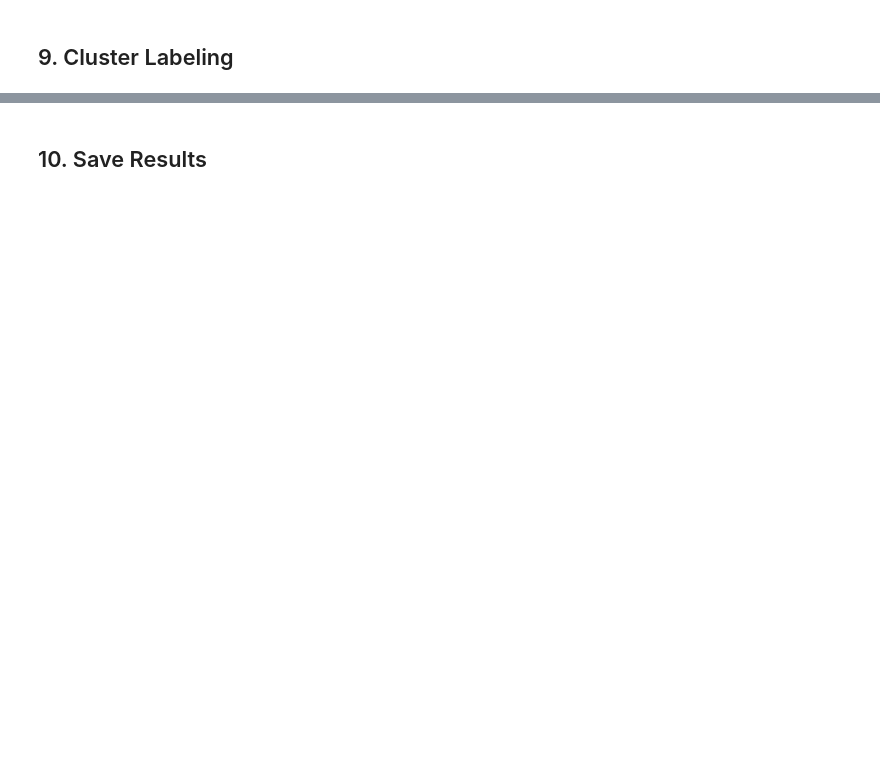
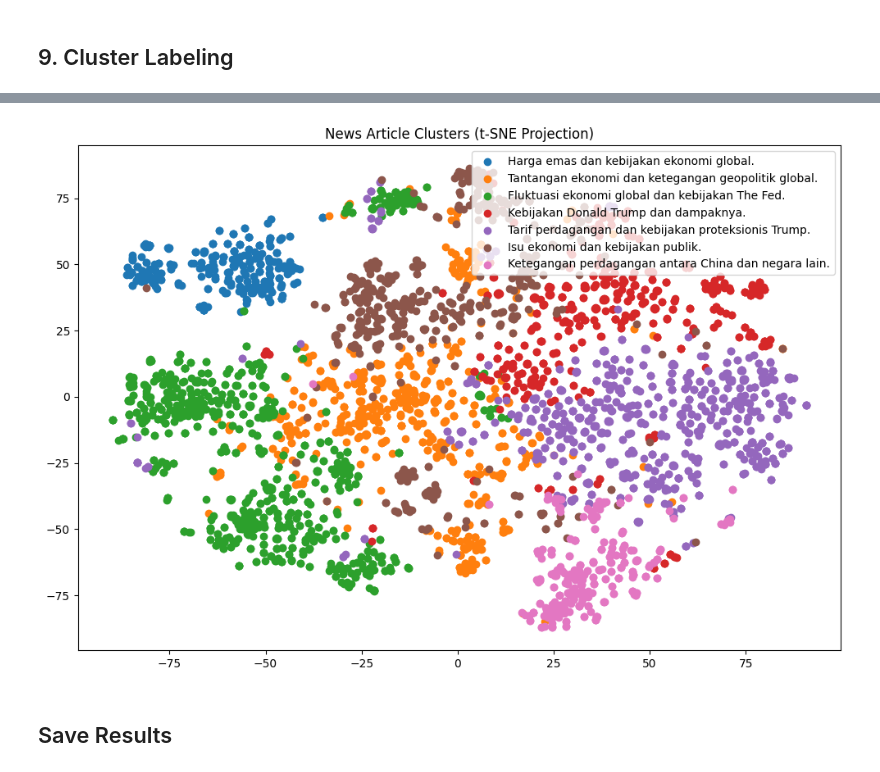
Before and after one commit to prospera-da/news-analysis, a Jupyter notebook: 5. news-topic-clustering.ipynb, the cells around one changed output, grey strips where cells are left out. Cells and saved outputs as stored; diff of their text form; code cells hidden in the pictures; blank space fills up the shorter version.

```diff
--- a/5. news-topic-clustering.ipynb
+++ b/5. news-topic-clustering.ipynb
@@ -263,8 +273,22 @@ Harga Emas Makin Merajalela, Dekati Rekor Tertinggi 3 Bulan
 Prediksi Komoditas 2025: Harga Emas Tembus Rekor, Batu Bara Tekor
 Harganya Rekor 5 Hari Beruntun, Siapa Berani Lawan Keperkasaan Emas?
 ----------------------------------------------------------------------------------------------------
+# %%
+plt.figure(figsize=(12, 8))
+for label in df['cluster_label'].unique():
+    mask = df['cluster_label'] == label
+    plt.scatter(
+        vis_data[mask, 0],
+        vis_data[mask, 1],
+        label=label
+    )
+plt.legend()
+plt.title("News Article Clusters (t-SNE Projection)")
+plt.show()
+# %% [output]
+[figure, added]
 # %%
 df["x"] = vis_data[:, 0]
 df["y"] = vis_data[:, 1]
 # %% [markdown]
-## 10. Save Results
+## Save Results
```
Also changed, not shown: parts of 10 cells of this notebook, 1 other file.
